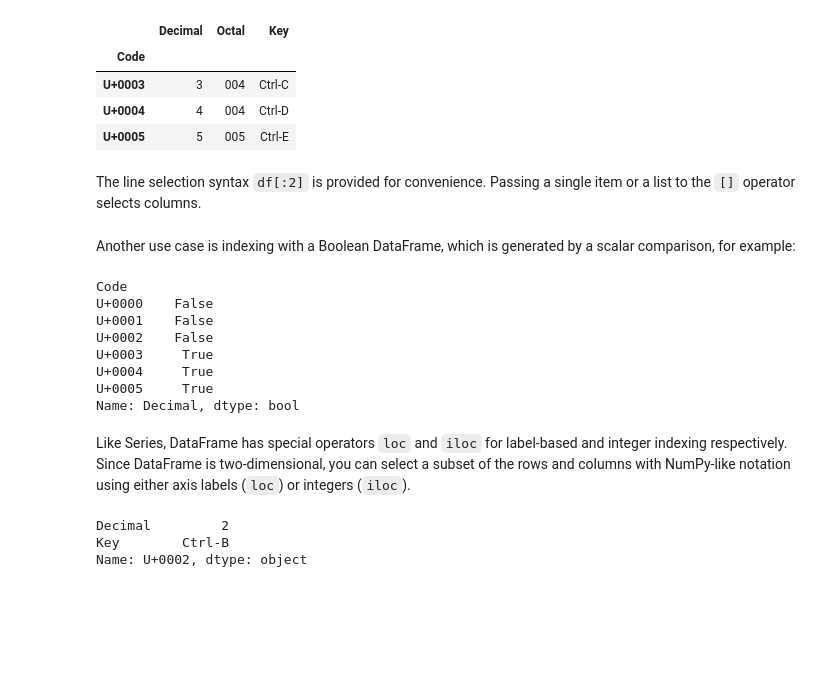
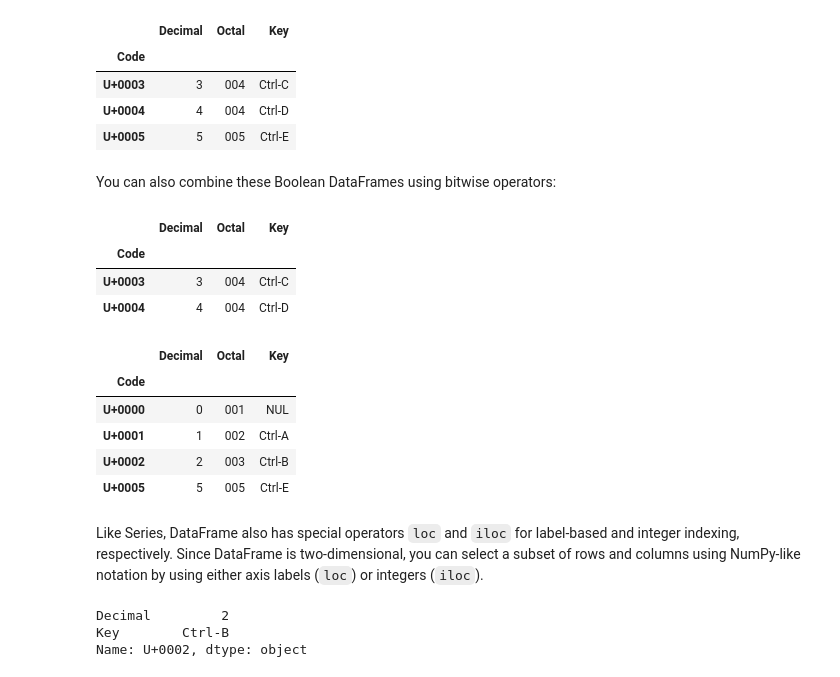
Before and after one commit to cusyio/Python4DataScience, a Jupyter notebook: docs/workspace/pandas/select-filter.ipynb, the cells around one changed output. Drawn from its saved outputs; the diff is of its cells as text; code cells hidden in the pictures; blank space fills up the shorter version.

Commit message:
:memo: Indexing with Boolean DataFrame and bitwise operators

```diff
--- a/docs/workspace/pandas/select-filter.ipynb
+++ b/docs/workspace/pandas/select-filter.ipynb
@@ -162,25 +174,26 @@ df[df["Decimal"] > 2]
 | U+0003 | 3 | 004 | Ctrl-C |
 | U+0004 | 4 | 004 | Ctrl-D |
 | U+0005 | 5 | 005 | Ctrl-E |
-# %% [markdown]
-The line selection syntax `df[:2]` is provided for convenience. Passing a single item or a list to the `[]` operator selects columns.
-# %% [markdown]
-Another use case is indexing with a Boolean DataFrame, which is generated by a scalar comparison, for example:
+# %% [markdown]
+You can also combine these Boolean DataFrames using bitwise operators:
 # %%
-df["Decimal"] > 2
+df[(df["Decimal"] > 2) & (df["Decimal"] < 5)]
 # %% [output]
-Code
-U+0000    False
-U+0001    False
-U+0002    False
-U+0003     True
-U+0004     True
-U+0005     True
-Name: Decimal, dtype: bool
+|  | Decimal | Octal | Key |
+| Code |  |  |  |
+| U+0003 | 3 | 004 | Ctrl-C |
+| U+0004 | 4 | 004 | Ctrl-D |
 # %%
-df[df["Decimal"] > 2] = "NA"
+df[(df["Decimal"] < 3) | (df["Decimal"] > 4)]
+# %% [output]
+|  | Decimal | Octal | Key |
+| Code |  |  |  |
+| U+0000 | 0 | 001 | NUL |
+| U+0001 | 1 | 002 | Ctrl-A |
+| U+0002 | 2 | 003 | Ctrl-B |
+| U+0005 | 5 | 005 | Ctrl-E |
 # %% [markdown]
-Like Series, DataFrame has special operators `loc` and `iloc` for label-based and integer indexing respectively. Since DataFrame is two-dimensional, you can select a subset of the rows and columns with NumPy-like notation using either axis labels (`loc`) or integers (`iloc`).
+Like Series, DataFrame also has special operators `loc` and `iloc` for label-based and integer indexing, respectively. Since DataFrame is two-dimensional, you can select a subset of rows and columns using NumPy-like notation by using either axis labels (`loc`) or integers (`iloc`).
 # %%
 df.loc["U+0002", ["Decimal", "Key"]]
 # %% [output]
```
Also changed, not shown: parts of 28 cells of this notebook, 1 other file.
